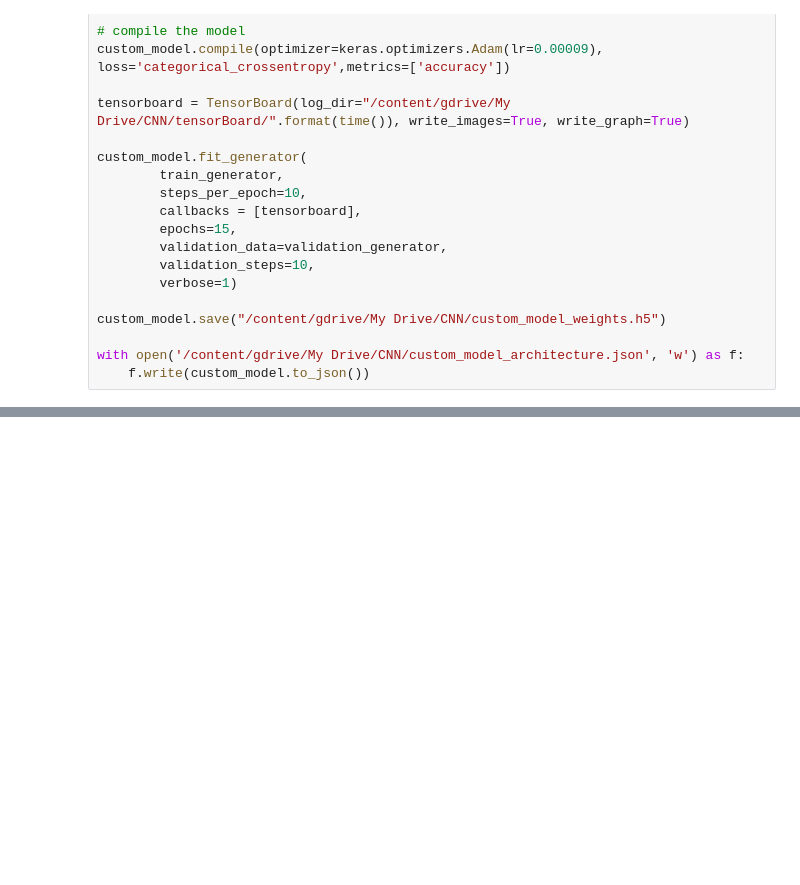
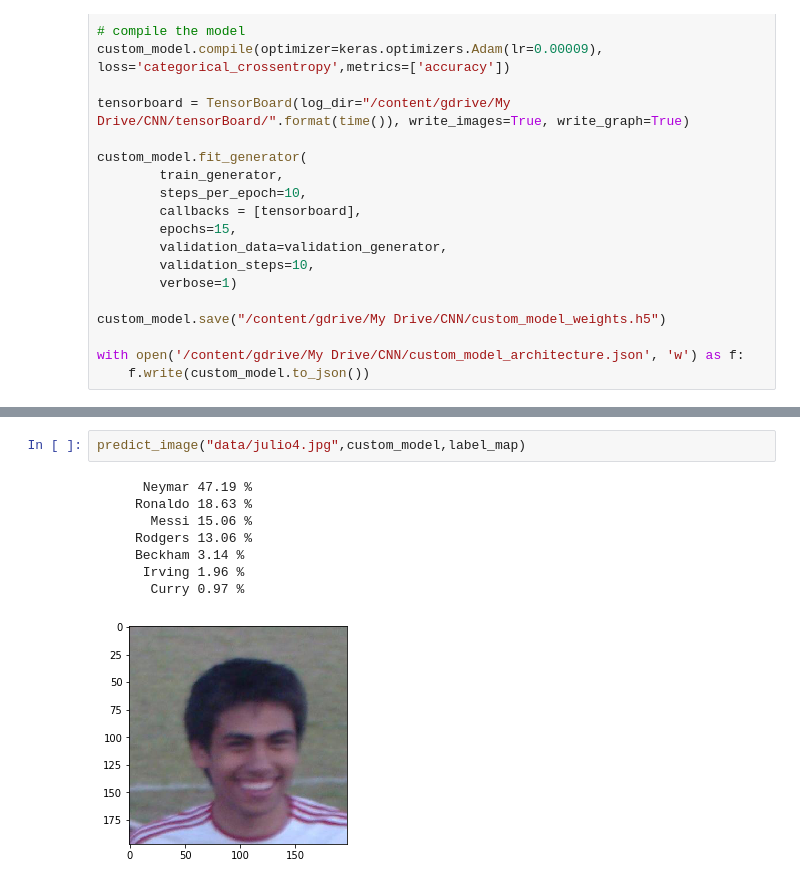
Before and after one commit to jcgonzalez14/ConvNet, a Jupyter notebook: Convolution Neural Network.ipynb, the cells around one changed output, grey strips where cells are left out. Drawn from its saved outputs; the diff is of its cells as text; blank space fills up the shorter version.

```diff
--- a/Convolution Neural Network.ipynb
+++ b/Convolution Neural Network.ipynb
@@ -197,0 +240,11 @@ predict_image("data/julio1.jpg",custom_model,label_map)
+# %%
+predict_image("data/julio4.jpg",custom_model,label_map)
+# %% [output]
+      Neymar 47.19 %
+     Ronaldo 18.63 %
+       Messi 15.06 %
+     Rodgers 13.06 %
+     Beckham 3.14 %
+      Irving 1.96 %
+       Curry 0.97 %
+[figure, added]
```
Also changed, not shown: parts of 6 cells of this notebook.
